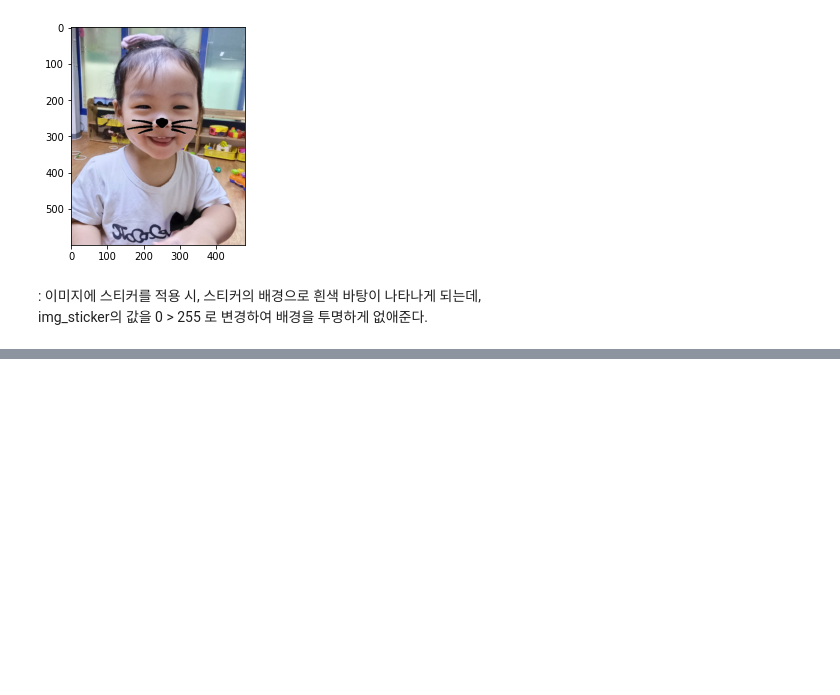
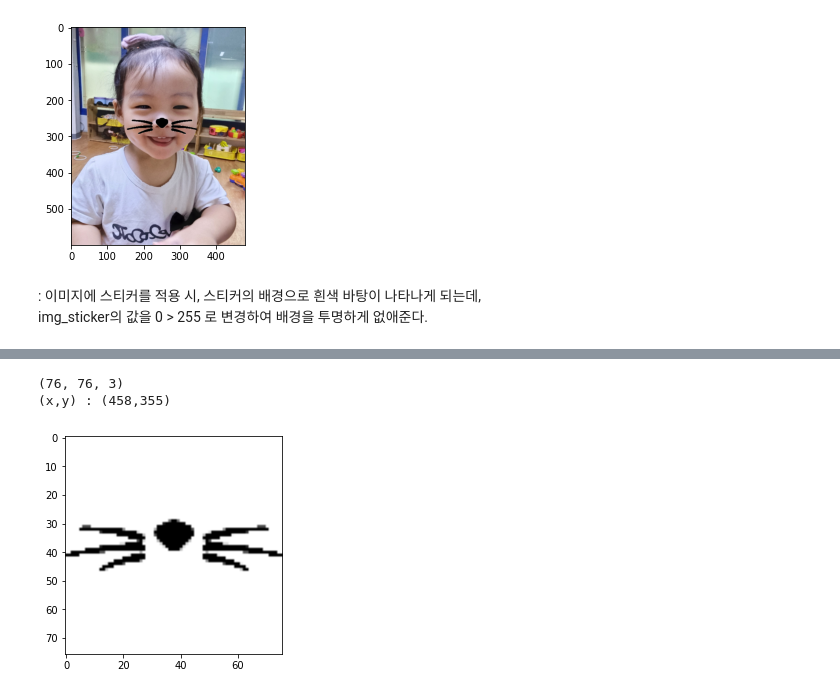
Before and after one commit to jungwooil/aiffel, a Jupyter notebook: LMS/EXPLORATION/03_camera_sticker/EXPLORATION_03_camera_sticker.ipynb, the cells around one changed output, grey strips where cells are left out. Cells and saved outputs as stored; diff of their text form; code cells hidden in the pictures; blank space fills up the shorter version.

```diff
--- a/LMS/EXPLORATION/03_camera_sticker/EXPLORATION_03_camera_sticker.ipynb
+++ b/LMS/EXPLORATION/03_camera_sticker/EXPLORATION_03_camera_sticker.ipynb
@@ -144,0 +212,15 @@ img_sticker의 값을 0 > 255 로 변경하여 배경을 투명하게 없애준
+# %%
+sticker_path = os.getenv('HOME')+'/aiffel/camera_sticker/images/cat-whiskers.png'
+img_sticker = cv2.imread(sticker_path)
+img_sticker = cv2.resize(img_sticker, (w, h))
+
+print (img_sticker.shape)
+plt.imshow(img_sticker )
+
+refined_x = x - w//2     # left
+refined_y = y - h//2 + 3     # top
+print ('(x,y) : (%d,%d)'%(refined_x, refined_y))
+# %% [output]
+(76, 76, 3)
+(x,y) : (458,355)
+[figure, added]
```
Also changed, not shown: parts of 8 cells of this notebook.
